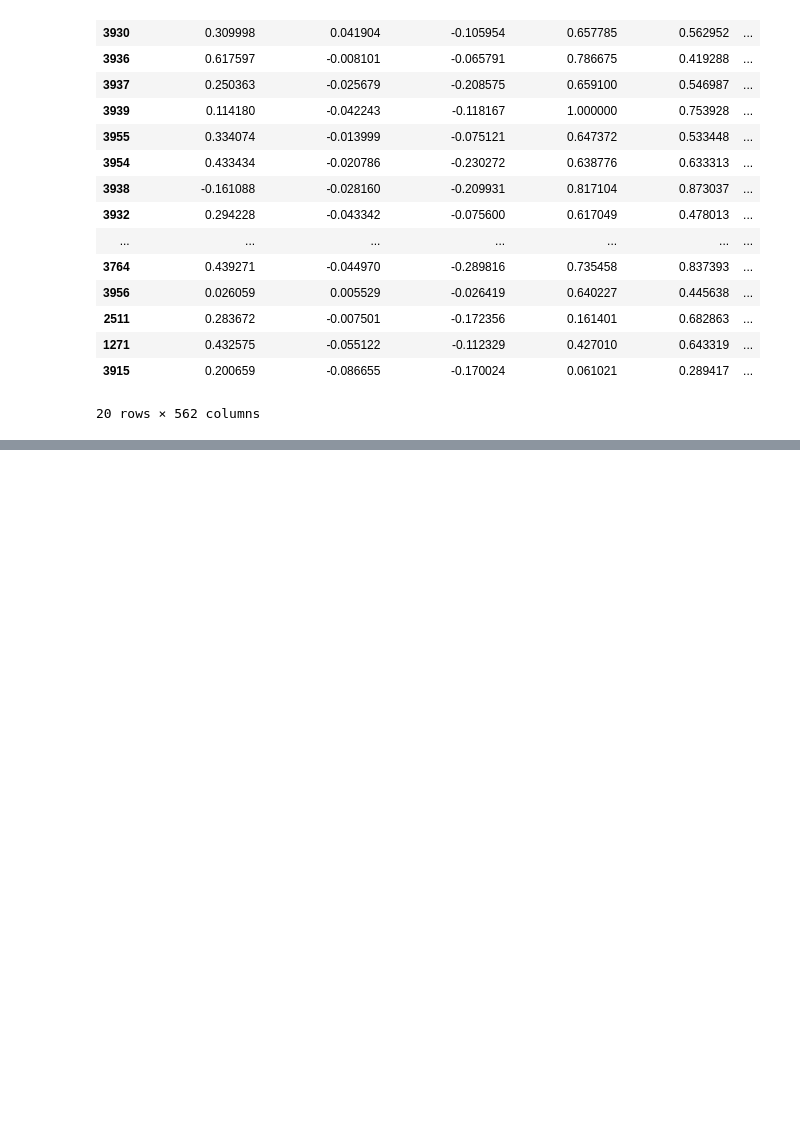
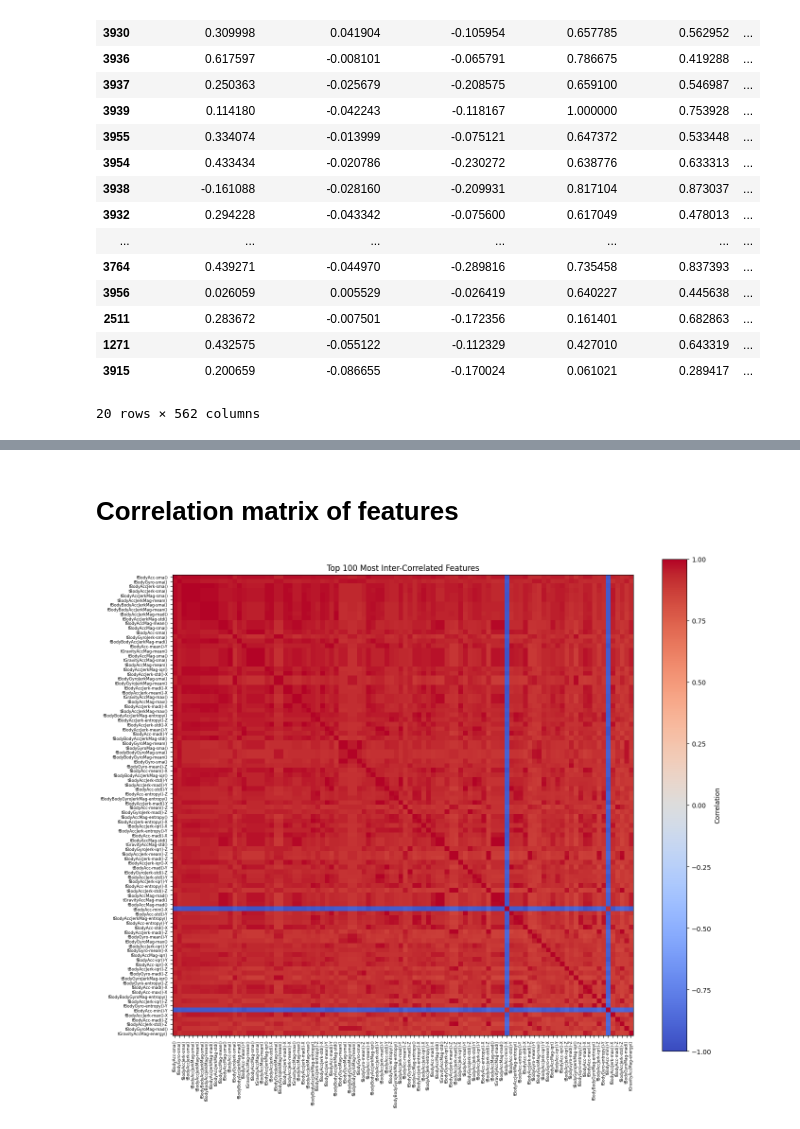
Before and after one commit to TymurNazarenko/DataChallenge, a Jupyter notebook: exploration.ipynb, the cells around one changed output, grey strips where cells are left out. Drawn from its saved outputs; the diff is of its cells as text; code cells hidden in the pictures; blank space fills up the shorter version.

```diff
--- a/exploration.ipynb
+++ b/exploration.ipynb
@@ -223,0 +288,31 @@ df.groupby("activity")["score"].mean().sort_values()
+# %% [markdown]
+# Correlation matrix of features
+# %%
+import seaborn as sns
+import matplotlib.pyplot as plt
+
+corr = df.corr()
+
+# 2. Score each feature by overall correlation strength
+# (mean absolute correlation with all other features)
+corr_strength = corr.abs().mean().sort_values(ascending=False)
+
+# 3. Take top 100 features
+top_features = corr_strength.head(100).index
+
+# 4. Subset correlation matrix
+top_corr = corr.loc[top_features, top_features]
+
+# 5. Plot heatmap
+plt.figure(figsize=(14, 12))
+plt.imshow(top_corr, cmap='coolwarm', vmin=-1, vmax=1)
+plt.colorbar(label='Correlation')
+
+plt.xticks(range(len(top_features)), top_features, rotation=90, fontsize=6)
+plt.yticks(range(len(top_features)), top_features, fontsize=6)
+
+plt.title("Top 100 Most Inter-Correlated Features")
+plt.tight_layout()
+plt.show()
+# %% [output]
+[figure, added]
```
Also changed, not shown: parts of 9 cells of this notebook, 2 other files.
